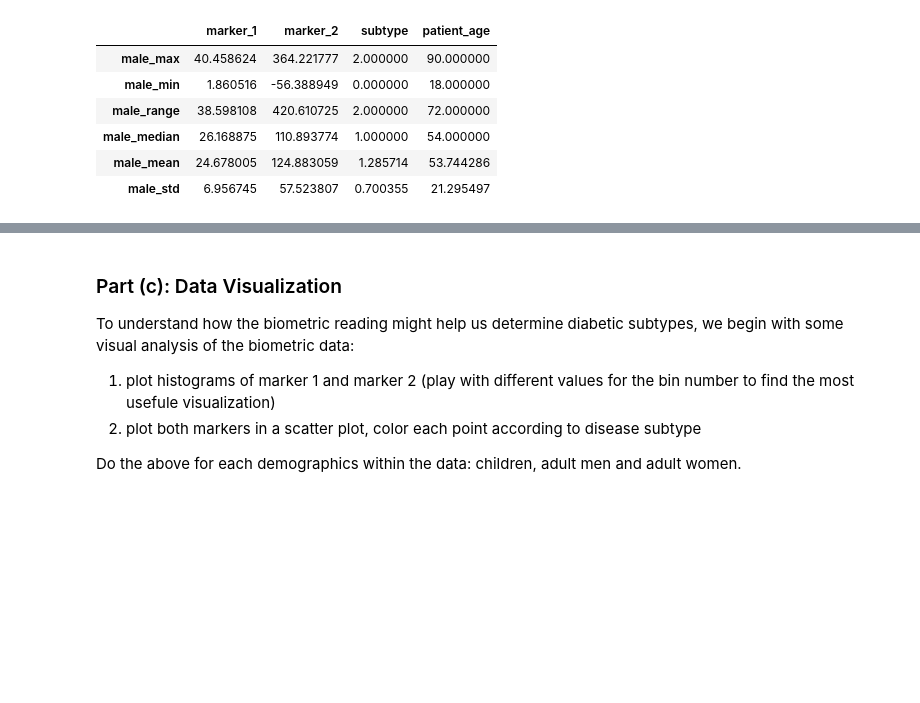
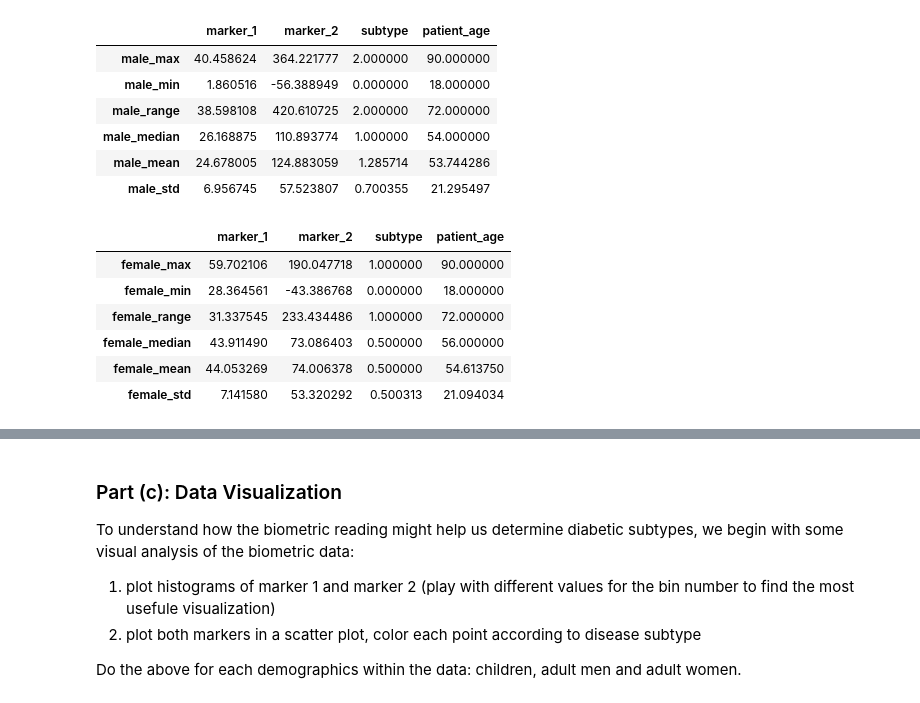
Before and after one commit to hecerinc/cs109a, a Jupyter notebook: keery_sean_CS109a_HW1.ipynb, the cells around one changed output, grey strips where cells are left out. Saved outputs shown, nothing was run; the diff lists cells and outputs as text; code cells hidden in the pictures; blank space fills up the shorter version.

```diff
--- a/keery_sean_CS109a_HW1.ipynb
+++ b/keery_sean_CS109a_HW1.ipynb
@@ -199,3 +199,28 @@ male_stats
 | male_median | 26.168875 | 110.893774 | 1.000000 | 54.000000 |
 | male_mean | 24.678005 | 124.883059 | 1.285714 | 53.744286 |
 | male_std | 6.956745 | 57.523807 | 0.700355 | 21.295497 |
+# %%
+# get the column names to reuse in the new femal DF
+column_names=female_data[range(1,5)].columns.values
+
+# reuse above code simplify selection by using dataframe directly instead of using intermediate values
+female_stats = pd.DataFrame(columns=column_names)
+female_stats.loc['female_max']= female_data[range(1,5)].max()
+female_stats.loc['female_min']= female_data[range(1,5)].min()
+female_stats.loc['female_range']= female_data[range(1,5)].max()-female_data[range(1,5)].min()
+
+# reuse above code simplify selection by using dataframe directly instead of using intermediate values
+female_stats.loc['female_median']= female_data[range(1,5)].median()
+female_stats.loc['female_mean']= female_data[range(1,5)].mean()
+female_stats.loc['female_std']= female_data[range(1,5)].std()
+
+# make sure everything worked
+female_stats
+# %% [output]
+|  | marker_1 | marker_2 | subtype | patient_age |
+| female_max | 59.702106 | 190.047718 | 1.000000 | 90.000000 |
+| female_min | 28.364561 | -43.386768 | 0.000000 | 18.000000 |
+| female_range | 31.337545 | 233.434486 | 1.000000 | 72.000000 |
+| female_median | 43.911490 | 73.086403 | 0.500000 | 56.000000 |
+| female_mean | 44.053269 | 74.006378 | 0.500000 | 54.613750 |
+| female_std | 7.141580 | 53.320292 | 0.500313 | 21.094034 |
```
Also changed, not shown: parts of 2 cells of this notebook.
